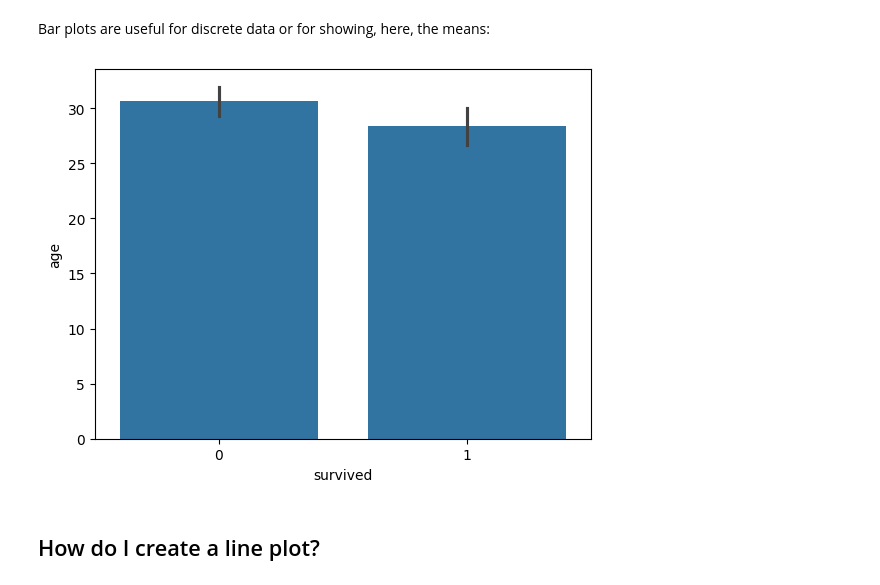
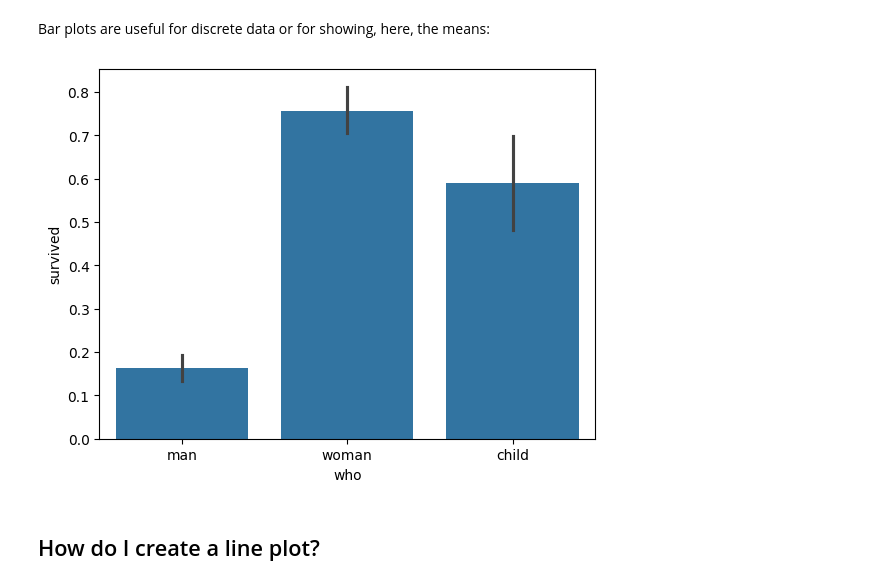
Before and after one commit to aseem-raspberry/OpenAI-Training, a Jupyter notebook: Sep24_002_EDA_Visuals.ipynb, the cells around one changed output. Cells and saved outputs as stored; diff of their text form; code cells hidden in the pictures.

```diff
--- a/Sep24_002_EDA_Visuals.ipynb
+++ b/Sep24_002_EDA_Visuals.ipynb
@@ -204,9 +204,9 @@ sns.violinplot(data=ti, x="age", y='embark_town')
 # %% [markdown]
 Bar plots are useful for discrete data or for showing, here, the means:
 # %%
-sns.barplot(data=ti, x='survived', y='age');
+sns.barplot(data=ti, y='survived', x='who');
 # %% [output]
-[figure, old version]
+[figure, new version]
 # %% [markdown]
 ## How do I create a line plot?
 # %%
```
Also changed, not shown: parts of 2 cells of this notebook.
